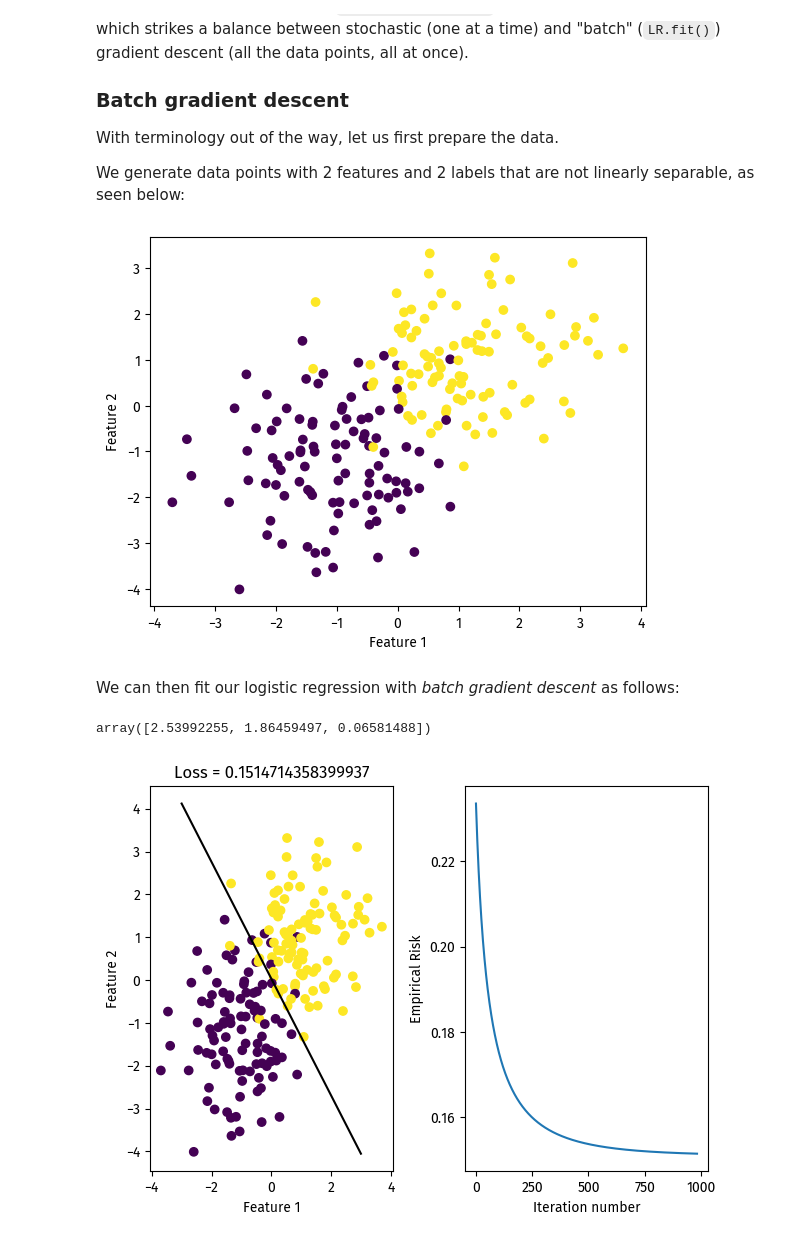
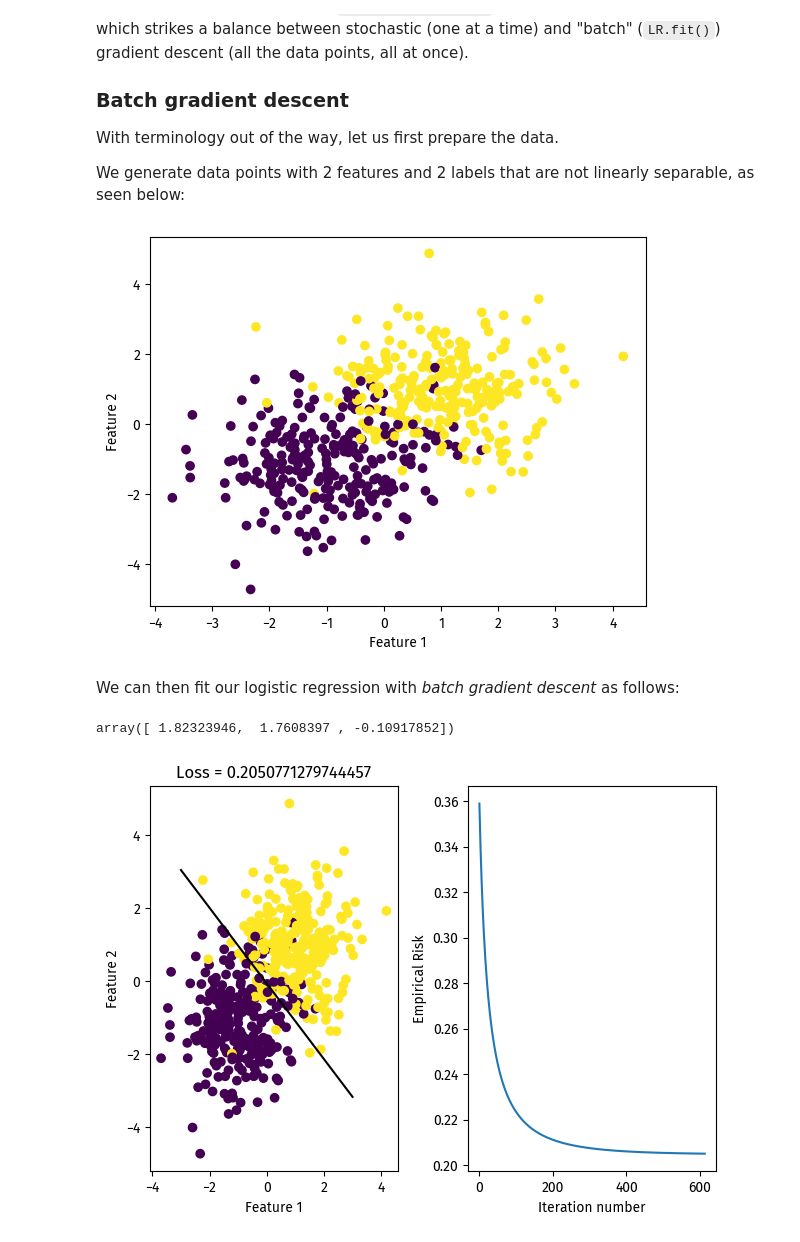
Before and after one commit to doabell/451-blog, a Jupyter notebook: posts/logistic-regression/index.ipynb, the cells around one changed output. Drawn from its saved outputs; the diff is of its cells as text; code cells hidden in the pictures.

```diff
--- a/posts/logistic-regression/index.ipynb
+++ b/posts/logistic-regression/index.ipynb
@@ -32,26 +32,26 @@ We generate data points with 2 features and 2 labels that are not linearly separ
 # %%
 # Data
 import numpy as np
 from logreg import LogisticRegression
 from sklearn.datasets import make_blobs
 from matplotlib import pyplot as plt
 from matplotlib import font_manager
 font_manager.fontManager.addfont("C:\Windows\Fonts\FiraSans-Regular.ttf")
 plt.rcParams["font.family"] = "Fira Sans"
 np.seterr(all='ignore')
 np.random.seed(283)
 
 # make the data
 p_features = 3
 X, y = make_blobs(
-    n_samples=200, n_features=p_features - 1, centers=[(-1, -1), (1, 1)]
+    n_samples=500, n_features=p_features - 1, centers=[(-1, -1), (1, 1)]
 )
 
 fig = plt.scatter(X[:, 0], X[:, 1], c=y)
 xlab = plt.xlabel("Feature 1")
 ylab = plt.ylabel("Feature 2")
 # %% [output]
-[figure, old version]
+[figure, new version]
 # %% [markdown]
 We can then fit our logistic regression with *batch gradient descent* as follows:
 # %%
@@ -82,8 +82,8 @@ plt.tight_layout()
 # inspect the fitted value of w
 LR_batch.w
 # %% [output]
-array([2.53992255, 1.86459497, 0.06581488])
+array([ 1.82323946,  1.7608397 , -0.10917852])
-[figure, old version]
+[figure, new version]
 # %% [markdown]
 We observe a resonable splitting line on the left, and a smoothly decreasing loss to the right.
 
```
Also changed, not shown: parts of 13 cells of this notebook.
